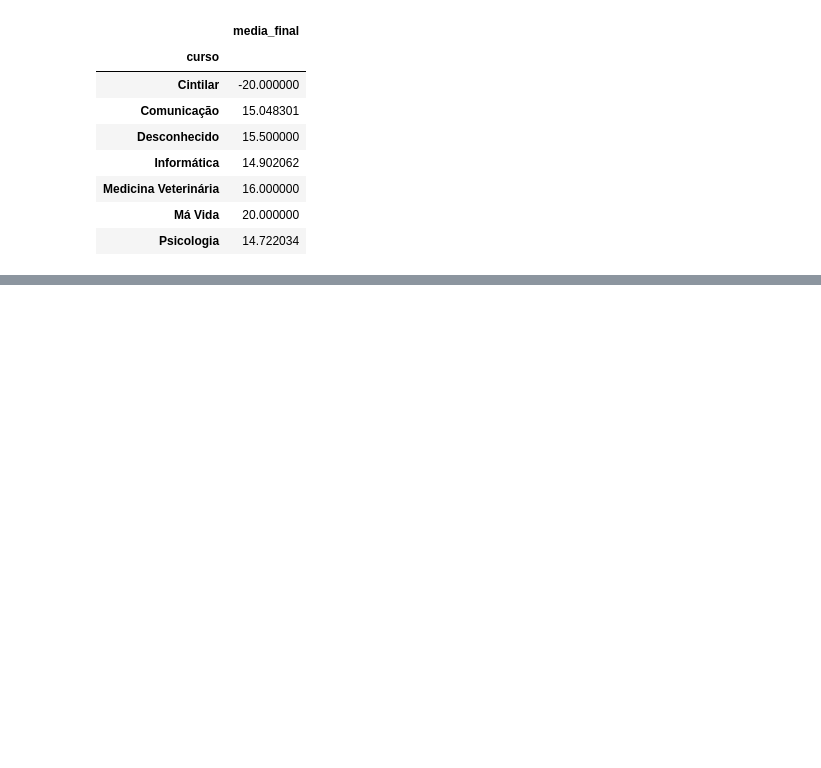
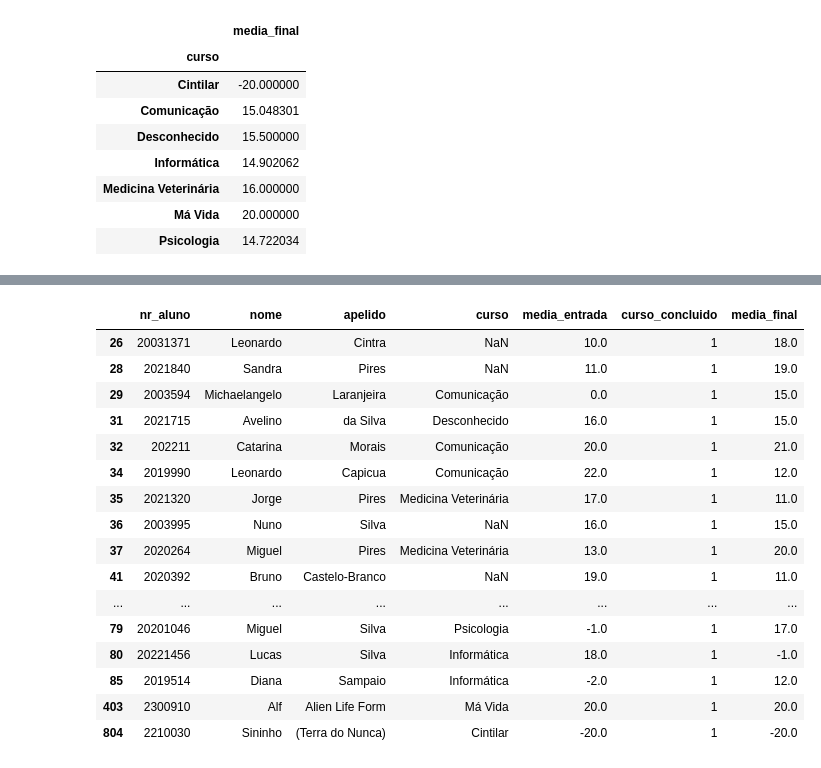
Before and after one commit to Ericaligle/Proj_Eng_Dados_Universidade, a Jupyter notebook: notebooks/Universidade_Proj_TED.ipynb, the cells around one changed output, grey strips where cells are left out. Saved outputs shown, nothing was run; the diff lists cells and outputs as text; code cells hidden in the pictures; blank space fills up the shorter version.

```diff
--- a/notebooks/Universidade_Proj_TED.ipynb
+++ b/notebooks/Universidade_Proj_TED.ipynb
@@ -129,0 +190,20 @@ df.groupby('curso').agg({'media_final': 'mean'})
+# %%
+df_invalidos
+# %% [output]
+|  | nr_aluno | nome | apelido | curso | media_entrada | curso_concluido | media_final |
+| 26 | 20031371 | Leonardo | Cintra | NaN | 10.0 | 1 | 18.0 |
+| 28 | 2021840 | Sandra | Pires | NaN | 11.0 | 1 | 19.0 |
+| 29 | 2003594 | Michaelangelo | Laranjeira | Comunicação | 0.0 | 1 | 15.0 |
+| 31 | 2021715 | Avelino | da Silva | Desconhecido | 16.0 | 1 | 15.0 |
+| 32 | 202211 | Catarina | Morais | Comunicação | 20.0 | 1 | 21.0 |
+| 34 | 2019990 | Leonardo | Capicua | Comunicação | 22.0 | 1 | 12.0 |
+| 35 | 2021320 | Jorge | Pires | Medicina Veterinária | 17.0 | 1 | 11.0 |
+| 36 | 2003995 | Nuno | Silva | NaN | 16.0 | 1 | 15.0 |
+| 37 | 2020264 | Miguel | Pires | Medicina Veterinária | 13.0 | 1 | 20.0 |
+| 41 | 2020392 | Bruno | Castelo-Branco | NaN | 19.0 | 1 | 11.0 |
+| ... | ... | ... | ... | ... | ... | ... | ... |
+| 79 | 20201046 | Miguel | Silva | Psicologia | -1.0 | 1 | 17.0 |
+| 80 | 20221456 | Lucas | Silva | Informática | 18.0 | 1 | -1.0 |
+| 85 | 2019514 | Diana | Sampaio | Informática | -2.0 | 1 | 12.0 |
+| 403 | 2300910 | Alf | Alien Life Form | Má Vida | 20.0 | 1 | 20.0 |
+| 804 | 2210030 | Sininho | (Terra do Nunca) | Cintilar | -20.0 | 1 | -20.0 |
```
Also changed, not shown: parts of 14 cells of this notebook.
